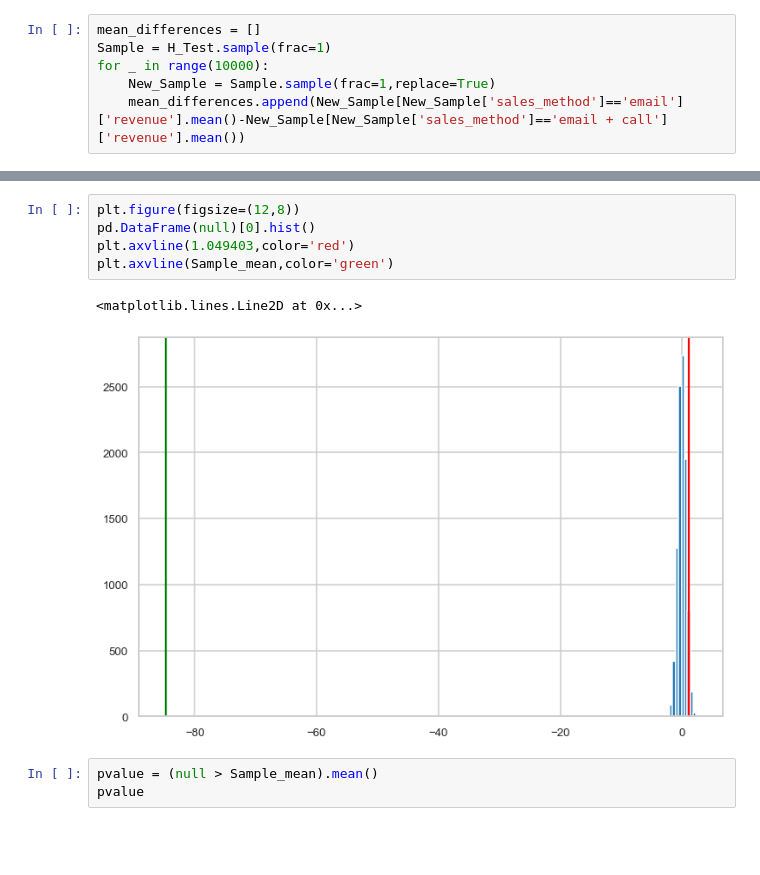
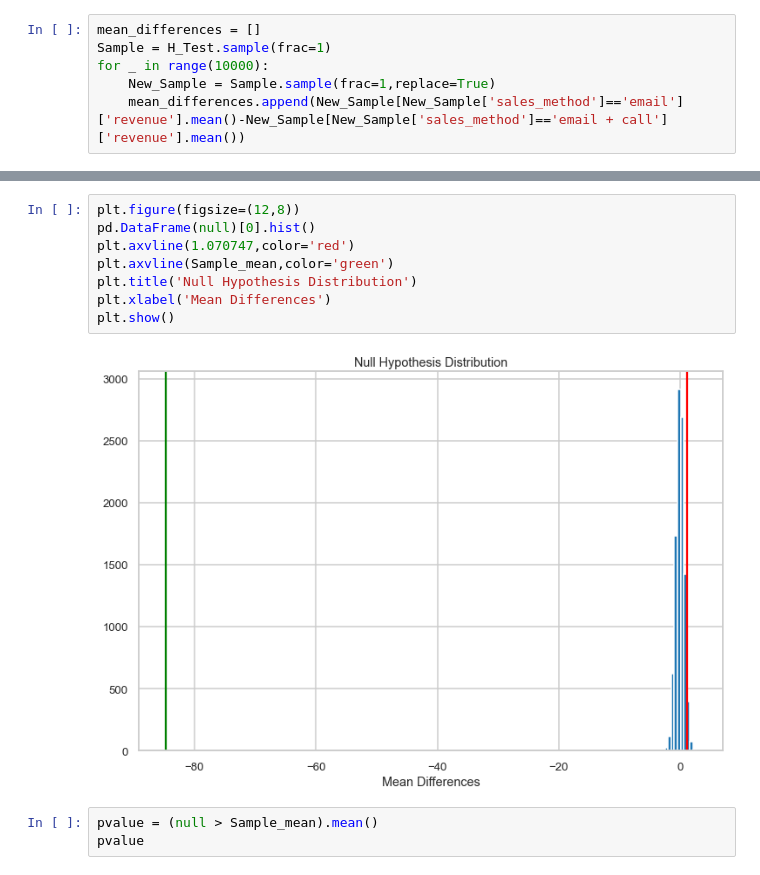
Before and after one commit to MahmoudAdel-hub/New_Product_Marketing_Method, a Jupyter notebook: ProfessionalDA.ipynb, the cells around one changed output, grey strips where cells are left out. Drawn from its saved outputs; the diff is of its cells as text; blank space fills up the shorter version.

```diff
--- a/ProfessionalDA.ipynb
+++ b/ProfessionalDA.ipynb
@@ -347,11 +374,13 @@ Name: 0.95, dtype: float64
 # %%
 plt.figure(figsize=(12,8))
 pd.DataFrame(null)[0].hist()
-plt.axvline(1.049403,color='red')
+plt.axvline(1.070747,color='red')
 plt.axvline(Sample_mean,color='green')
+plt.title('Null Hypothesis Distribution')
+plt.xlabel('Mean Differences')
+plt.show()
 # %% [output]
-<matplotlib.lines.Line2D at 0x...>
-[figure, old version]
+[figure, new version]
 # %%
 pvalue = (null > Sample_mean).mean()
 pvalue
```
Also changed, not shown: parts of 18 cells of this notebook, 1 other file.
